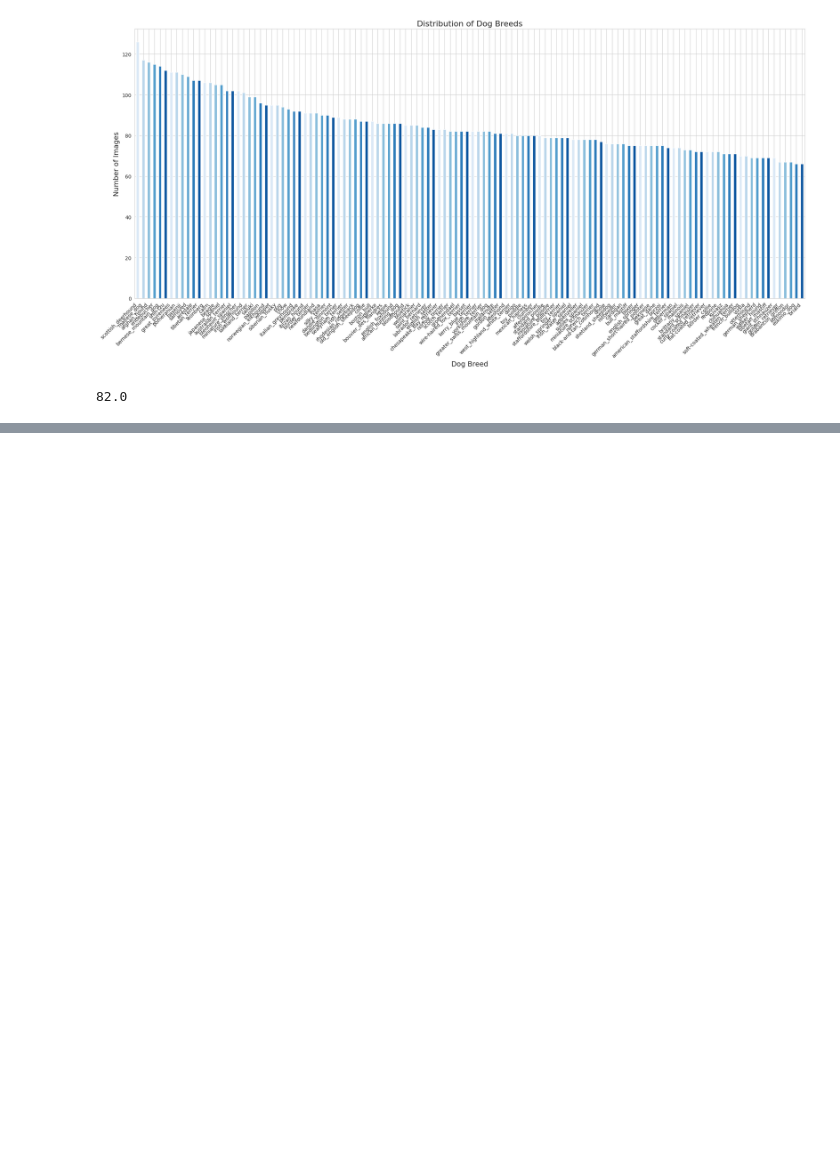
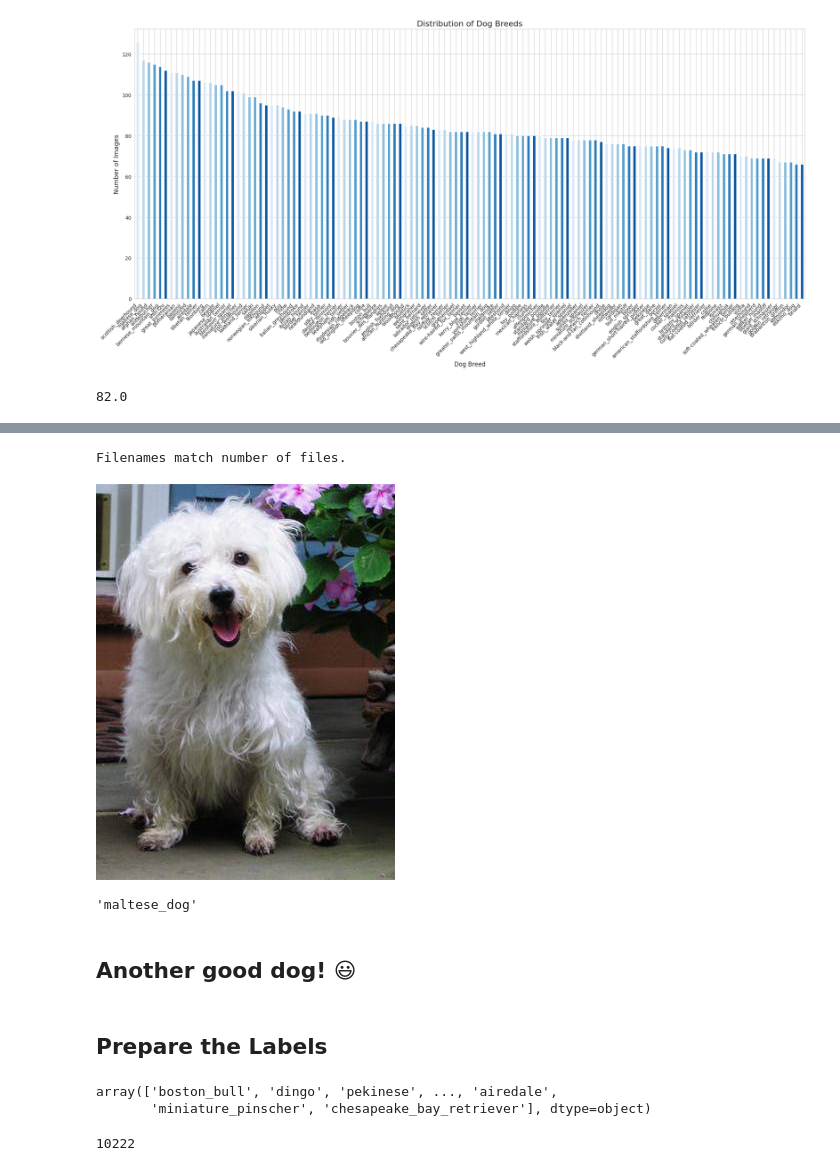
Before and after one commit to hmblackwood/The-Good-Dog-Project, a Jupyter notebook: The_Good_Dog_Project.ipynb, the cells around one changed output, grey strips where cells are left out. Cells and saved outputs as stored; diff of their text form; code cells hidden in the pictures; blank space fills up the shorter version.

```diff
--- a/The_Good_Dog_Project.ipynb
+++ b/The_Good_Dog_Project.ipynb
@@ -58,7 +60,7 @@ GPU not available
 # %%
 # View labels of my data
 import pandas as pd
-labels_csv = pd.read_csv("https://raw.githubusercontent.com/hmblackwood/The-Good-Dog-Project/refs/heads/main/labels.csv")
+labels_csv = pd.read_csv("/content/drive/MyDrive/Good Dog Project/labels.csv")
 print(labels_csv.describe())
 # %% [output]
                                       id               breed
@@ -132,0 +149,3 @@ Image("")
+# %%
+# Create pathnames from the image IDs
+filenames = [f"drive/MyDrive/Good Dog Project/train/{fname}.jpg" for fname in labels_csv["id"]]
@@ -132,0 +166,37 @@ Image("")
+# %%
+# Verify that the number of filenames matches the number of image files
+
+import os
+if len(os.listdir("drive/MyDrive/Good Dog Project/train/")) == len(filenames):
+  print("Filenames match number of files.")
+else:
+  print("Filenames do not match number of files. Check the target directory.")
+# %% [output]
+Filenames match number of files.
+# %%
+# Verify that data is in the correct format. Picked a random number for 4242.
+
+Image(filenames[4242])
+# %% [output]
+[figure, added]
+# %%
+labels_csv["breed"][4242]
+# %% [output]
+'maltese_dog'
+# %% [markdown]
+## Another good dog! 😃
+# %% [markdown]
+## Prepare the Labels
+# %%
+# Make a numpy array of the labels
+import numpy as np
+labels = labels_csv["breed"].to_numpy()
+labels
+# %% [output]
+array(['boston_bull', 'dingo', 'pekinese', ..., 'airedale',
+       'miniature_pinscher', 'chesapeake_bay_retriever'], dtype=object)
+# %%
+# Verify the length and that it matches with number of labels before. It does.
+len(labels)
+# %% [output]
+10222
```
Also changed, not shown: parts of 15 cells of this notebook.
